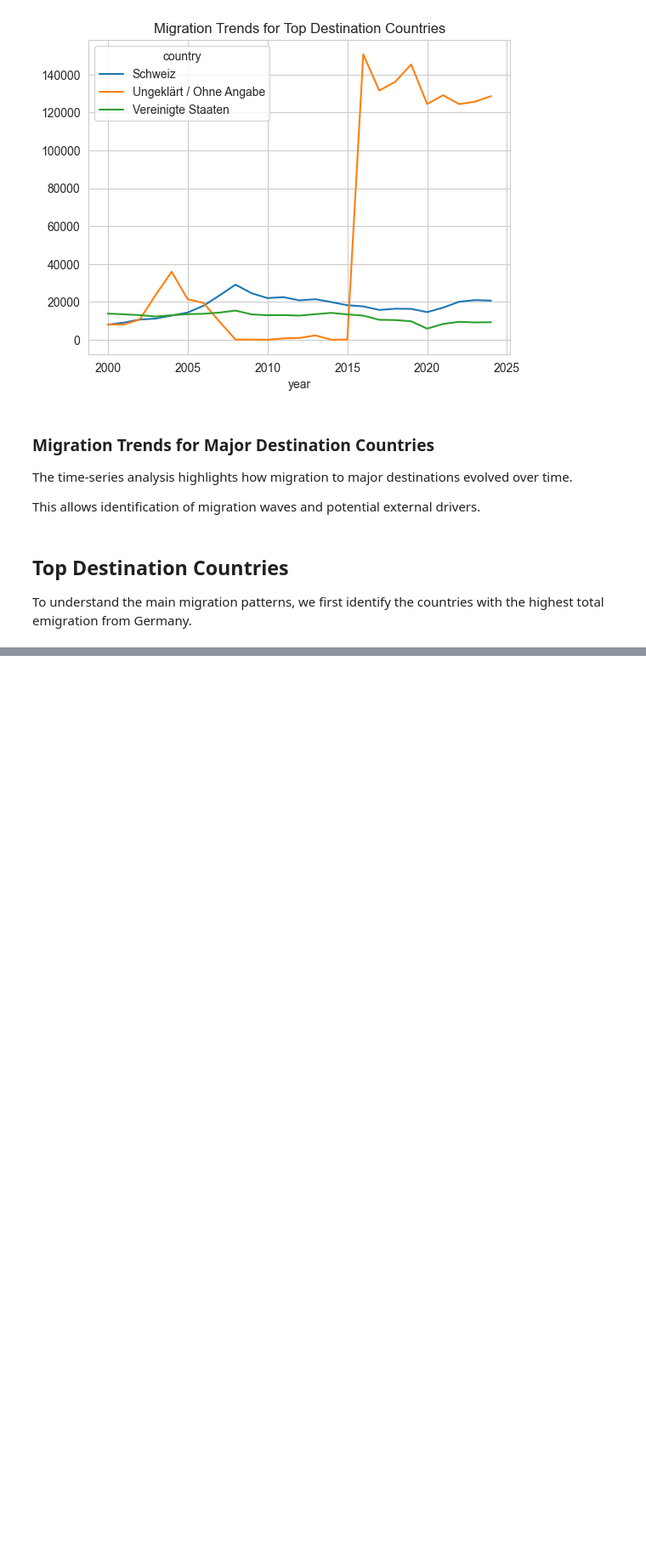
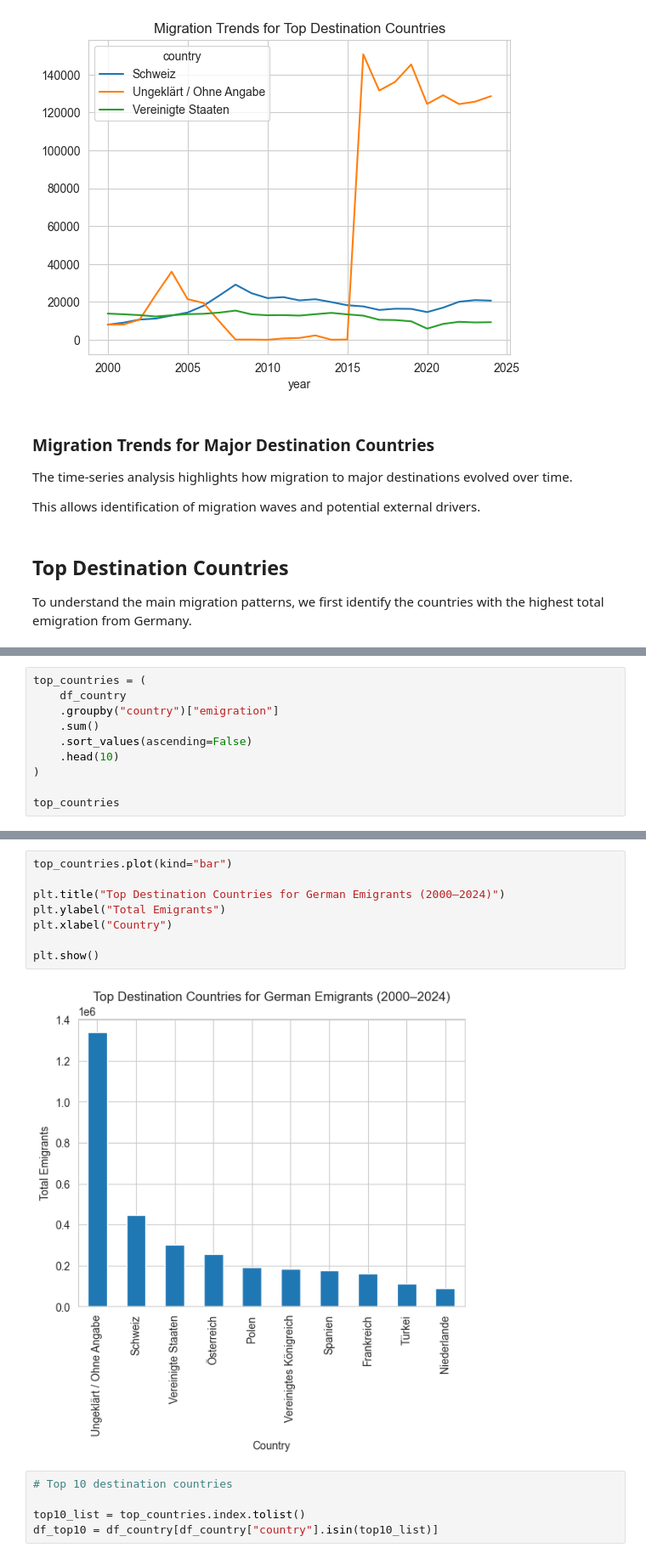
Before and after one commit to andronix82/german-migration-analysis, a Jupyter notebook: notebooks/02_country_analysis.ipynb, the cells around one changed output, grey strips where cells are left out. Shown at 85% size. Saved outputs shown, nothing was run; the diff lists cells and outputs as text; blank space fills up the shorter version.

```diff
--- a/notebooks/02_country_analysis.ipynb
+++ b/notebooks/02_country_analysis.ipynb
@@ -167,0 +156,10 @@ Name: return_rate_country, dtype: float64
+# %%
+top_countries = (
+    df_country
+    .groupby("country")["emigration"]
+    .sum()
+    .sort_values(ascending=False)
+    .head(10)
+)
+
+top_countries
@@ -167,0 +179,15 @@ Name: return_rate_country, dtype: float64
+# %%
+top_countries.plot(kind="bar")
+
+plt.title("Top Destination Countries for German Emigrants (2000–2024)")
+plt.ylabel("Total Emigrants")
+plt.xlabel("Country")
+
+plt.show()
+# %% [output]
+[figure, added]
+# %%
+# Top 10 destination countries
+
+top10_list = top_countries.index.tolist()
+df_top10 = df_country[df_country["country"].isin(top10_list)]
```
Also changed, not shown: parts of 24 cells of this notebook, 9 other files.
